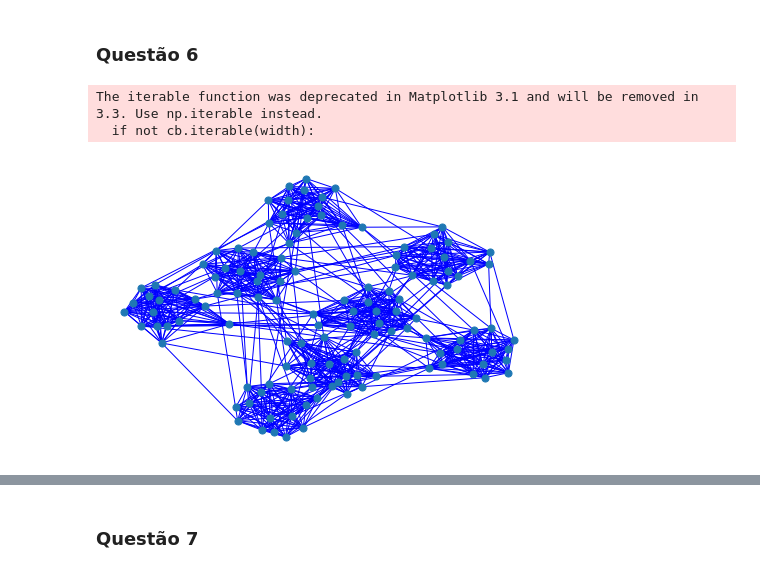
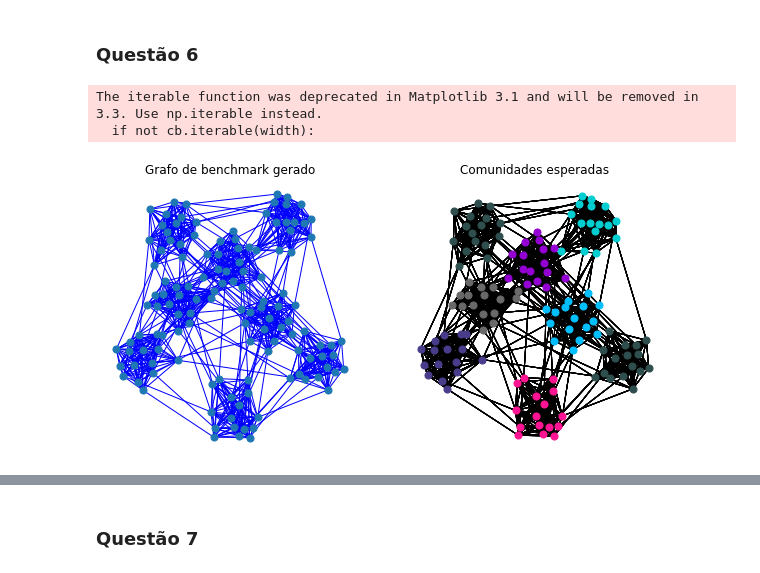
Before and after one commit to guimilan/redes_complexas, a Jupyter notebook: Lista2.ipynb, the cells around one changed output, grey strips where cells are left out. Cells and saved outputs as stored; diff of their text form; code cells hidden in the pictures.

```diff
--- a/Lista2.ipynb
+++ b/Lista2.ipynb
@@ -457,23 +464,41 @@ As redes de Airport e Human Protein, possuem correlação negativa e longe de 0
 # %% [markdown]
 ### Questão 6
 # %%
+fig, axis = plt.subplots(1,2, figsize=(10,5))
 N = 128
 tau1 = 3
 tau2 = 1.5
 mu = 0.04
 k =16
 minc = 16
 maxc = 16
 G = LFR_benchmark_graph(n = N, tau1 = tau1, tau2 = tau2, mu = mu, min_degree = k,
                         max_degree = k, min_community=minc, max_community = maxc, seed = 10)
 pos=nx.spring_layout(G)
 nx.draw(G, with_labels = False, nodecolor='r', edge_color='b',
-        node_size=50, font_size=16,  width=1,pos = pos);
-plt.show(True)
+        node_size=50, font_size=16,  width=1,pos = pos, ax=axis[0]);
+
+
+def plot_expected_comms_benchmark(G, ax=-1):
+    communities = {frozenset(G.nodes[v]['community']) for v in G}
+    colors = list(matplotlib.colors.cnames.values())
+    aux = 35
+
+    for c in communities:
+        nx.draw(G.subgraph(c), pos=pos, node_color = colors[aux], with_labels = False,
+            node_size=50, ax=ax)
+        aux = aux+1
+        nx.draw_networkx_edges(G, pos, ax=ax)
+
+    return communities
+true_comms = plot_expected_comms_benchmark(G, axis[1])
+
+axis[0].set_title('Grafo de benchmark gerado');
+axis[1].set_title('Comunidades esperadas');
 # %% [output]
 The iterable function was deprecated in Matplotlib 3.1 and will be removed in 3.3. Use np.iterable instead.
   if not cb.iterable(width):
-[figure, old version]
+[figure, new version]
 # %%
 def select_givan_newman_comms(gn_comm, k=3):
     for i in range(k):
```
Also changed, not shown: parts of 9 cells of this notebook.
